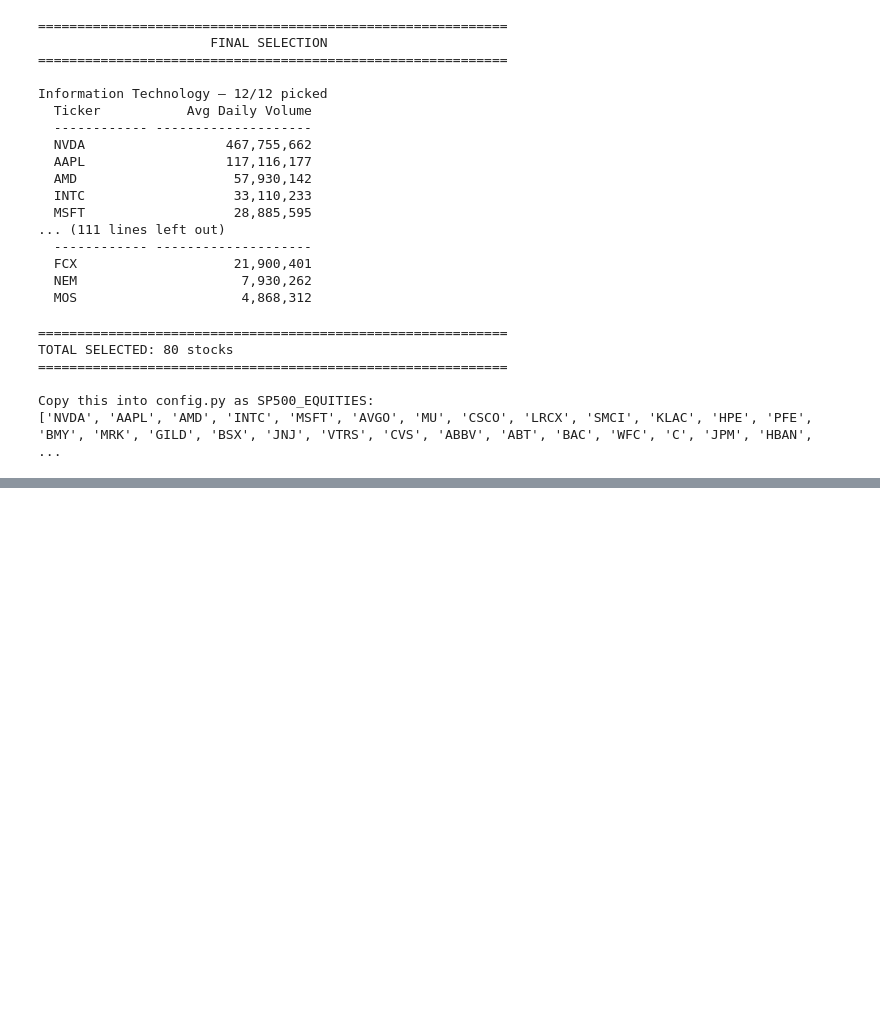
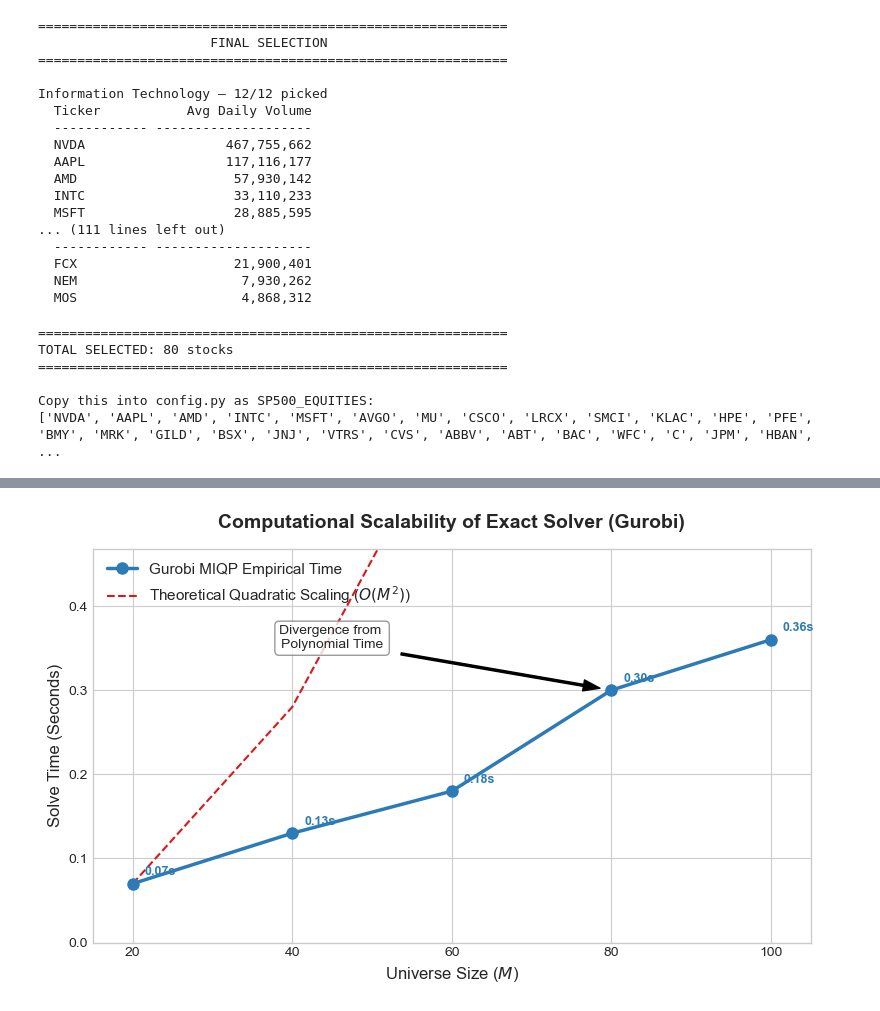
Before and after one commit to clarenceelvareta/Multi-Objective-Portfolio-Optimisation, a Jupyter notebook: src/data.ipynb, the cells around one changed output, grey strips where cells are left out. Saved outputs shown, nothing was run; the diff lists cells and outputs as text; code cells hidden in the pictures; blank space fills up the shorter version.

```diff
--- a/src/data.ipynb
+++ b/src/data.ipynb
@@ -346,0 +388,52 @@ Any NaNs in Sigma?   False
+# %%
+import matplotlib.pyplot as plt
+import numpy as np
+
+# The EXACT numbers from your latest dry-run output
+M_sizes = np.array([20, 40, 60, 80, 100])
+times = np.array([0.07, 0.13, 0.18, 0.30, 0.36])
+
+# Calculate theoretical quadratic scaling based on M=20
+# Time = c * M^2. We find 'c' using the first data point: 0.07 = c * (20^2)
+c = times[0] / (M_sizes[0]**2)
+quadratic_times = c * (M_sizes**2)
+
+plt.figure(figsize=(8, 5))
+try:
+    plt.style.use('seaborn-v0_8-whitegrid')
+except OSError:
+    pass # Fallback if older matplotlib version
+
+# Plot actual Gurobi time
+plt.plot(M_sizes, times, marker='o', linewidth=2.5, color='#2c7bb6',
+         label='Gurobi MIQP Empirical Time', markersize=8, zorder=5)
+
+# Plot theoretical quadratic time for comparison
+plt.plot(M_sizes, quadratic_times, linestyle='--', linewidth=1.5, color='#d7191c',
+         label='Theoretical Quadratic Scaling ($O(M^2)$)')
+
+# Add data labels directly on the points so the reader sees exact numbers
+for i, (m, t) in enumerate(zip(M_sizes, times)):
+    plt.text(m + 1.5, t + 0.01, f'{t:.2f}s', fontsize=9, color='#2c7bb6', fontweight='bold')
+
+# Highlight the divergence
+plt.annotate('Divergence from \nPolynomial Time',
+             xy=(80, 0.30), xytext=(45, 0.35),
+             arrowprops=dict(facecolor='black', shrink=0.05, width=1.5, headwidth=8),
+             fontsize=10, ha='center',
+             bbox=dict(boxstyle="round,pad=0.3", fc="white", ec="gray", alpha=0.8))
+
+plt.title('Computational Scalability of Exact Solver (Gurobi)', fontsize=14, fontweight='bold', pad=15)
+plt.xlabel('Universe Size ($M$)', fontsize=12)
+plt.ylabel('Solve Time (Seconds)', fontsize=12)
+plt.xticks(M_sizes)
+plt.xlim(15, 105)
+plt.ylim(0, max(times) * 1.3) # Add headroom for text
+plt.legend(fontsize=11, loc='upper left')
+plt.tight_layout()
+
+# Save as high-res image for your LaTeX report
+plt.savefig('fig_scaling.png', dpi=300, bbox_inches='tight')
+plt.show()
+# %% [output]
+[figure, added]
```
Also changed, not shown: parts of 6 cells of this notebook.
